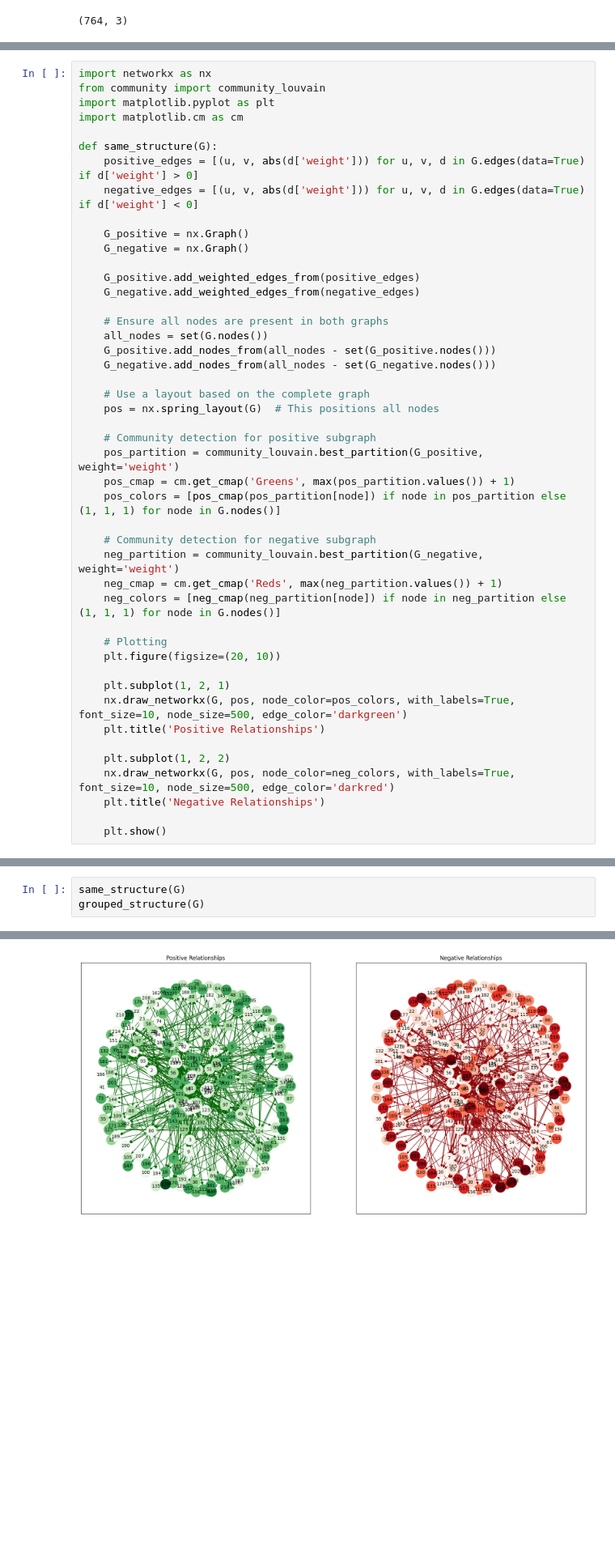
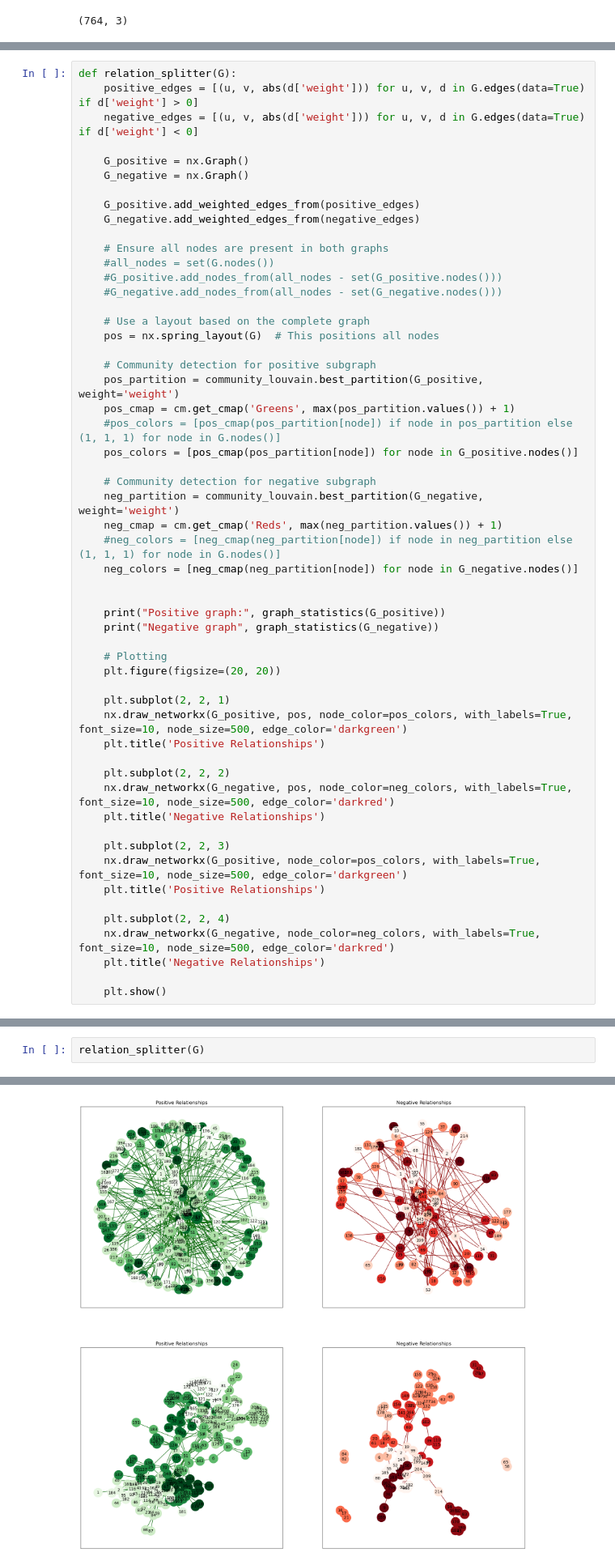
Before and after one commit to tomasbelak24/lil-data-siete, a Jupyter notebook: Congress_votes.ipynb, the cells around one changed output, grey strips where cells are left out. Shown at 81% size. Saved outputs shown, nothing was run; the diff lists cells and outputs as text; blank space fills up the shorter version.

```diff
--- a/Congress_votes.ipynb
+++ b/Congress_votes.ipynb
@@ -112,10 +108,5 @@ Consider using the `--user` option or check the permissions.
 # %%
-import networkx as nx
-from community import community_louvain
-import matplotlib.pyplot as plt
-import matplotlib.cm as cm
-
-def same_structure(G):
+def relation_splitter(G):
     positive_edges = [(u, v, abs(d['weight'])) for u, v, d in G.edges(data=True) if d['weight'] > 0]
     negative_edges = [(u, v, abs(d['weight'])) for u, v, d in G.edges(data=True) if d['weight'] < 0]
 
@@ -126,9 +117,9 @@ def same_structure(G):
     G_negative.add_weighted_edges_from(negative_edges)
 
     # Ensure all nodes are present in both graphs
-    all_nodes = set(G.nodes())
-    G_positive.add_nodes_from(all_nodes - set(G_positive.nodes()))
-    G_negative.add_nodes_from(all_nodes - set(G_negative.nodes()))
+    #all_nodes = set(G.nodes())
+    #G_positive.add_nodes_from(all_nodes - set(G_positive.nodes()))
+    #G_negative.add_nodes_from(all_nodes - set(G_negative.nodes()))
 
     # Use a layout based on the complete graph
     pos = nx.spring_layout(G)  # This positions all nodes
@@ -136,22 +127,36 @@ def same_structure(G):
     # Community detection for positive subgraph
     pos_partition = community_louvain.best_partition(G_positive, weight='weight')
     pos_cmap = cm.get_cmap('Greens', max(pos_partition.values()) + 1)
-    pos_colors = [pos_cmap(pos_partition[node]) if node in pos_partition else (1, 1, 1) for node in G.nodes()]
+    #pos_colors = [pos_cmap(pos_partition[node]) if node in pos_partition else (1, 1, 1) for node in G.nodes()]
+    pos_colors = [pos_cmap(pos_partition[node]) for node in G_positive.nodes()]
 
     # Community detection for negative subgraph
     neg_partition = community_louvain.best_partition(G_negative, weight='weight')
     neg_cmap = cm.get_cmap('Reds', max(neg_partition.values()) + 1)
-    neg_colors = [neg_cmap(neg_partition[node]) if node in neg_partition else (1, 1, 1) for node in G.nodes()]
+    #neg_colors = [neg_cmap(neg_partition[node]) if node in neg_partition else (1, 1, 1) for node in G.nodes()]
+    neg_colors = [neg_cmap(neg_partition[node]) for node in G_negative.nodes()]
+
+
+    print("Positive graph:", graph_statistics(G_positive))
+    print("Negative graph", graph_statistics(G_negative))
 
     # Plotting
-    plt.figure(figsize=(20, 10))
+    plt.figure(figsize=(20, 20))
 
-    plt.subplot(1, 2, 1)
-    nx.draw_networkx(G, pos, node_color=pos_colors, with_labels=True, font_size=10, node_size=500, edge_color='darkgreen')
+    plt.subplot(2, 2, 1)
+    nx.draw_networkx(G_positive, pos, node_color=pos_colors, with_labels=True, font_size=10, node_size=500, edge_color='darkgreen')
     plt.title('Positive Relationships')
 
-    plt.subplot(1, 2, 2)
-    nx.draw_networkx(G, pos, node_color=neg_colors, with_labels=True, font_size=10, node_size=500, edge_color='darkred')
+    plt.subplot(2, 2, 2)
+    nx.draw_networkx(G_negative, pos, node_color=neg_colors, with_labels=True, font_size=10, node_size=500, edge_color='darkred')
+    plt.title('Negative Relationships')
+
+    plt.subplot(2, 2, 3)
+    nx.draw_networkx(G_positive, node_color=pos_colors, with_labels=True, font_size=10, node_size=500, edge_color='darkgreen')
+    plt.title('Positive Relationships')
+
+    plt.subplot(2, 2, 4)
+    nx.draw_networkx(G_negative, node_color=neg_colors, with_labels=True, font_size=10, node_size=500, edge_color='darkred')
     plt.title('Negative Relationships')
 
     plt.show()
@@ -202,4 +163,3 @@ def grouped_structure(G):
 # %%
-same_structure(G)
-grouped_structure(G)
+relation_splitter(G)
 # %% [output]
@@ -206 +168 @@ grouped_structure(G)
-[figure, old version]
+[figure, new version]
```
Also changed, not shown: parts of 14 cells of this notebook.
